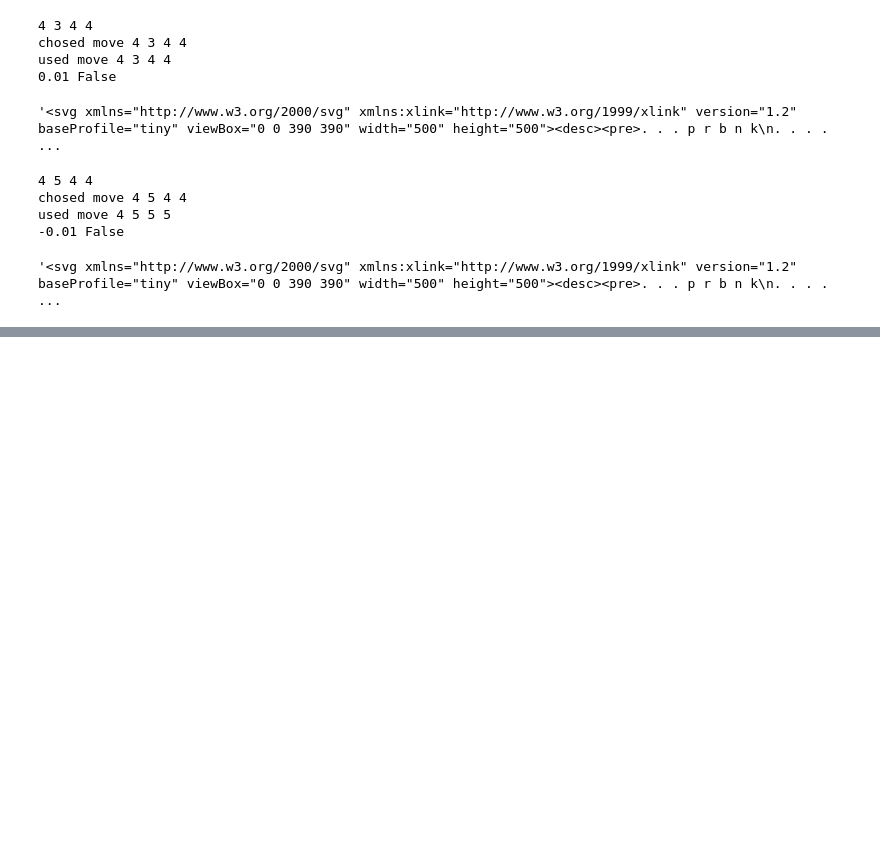
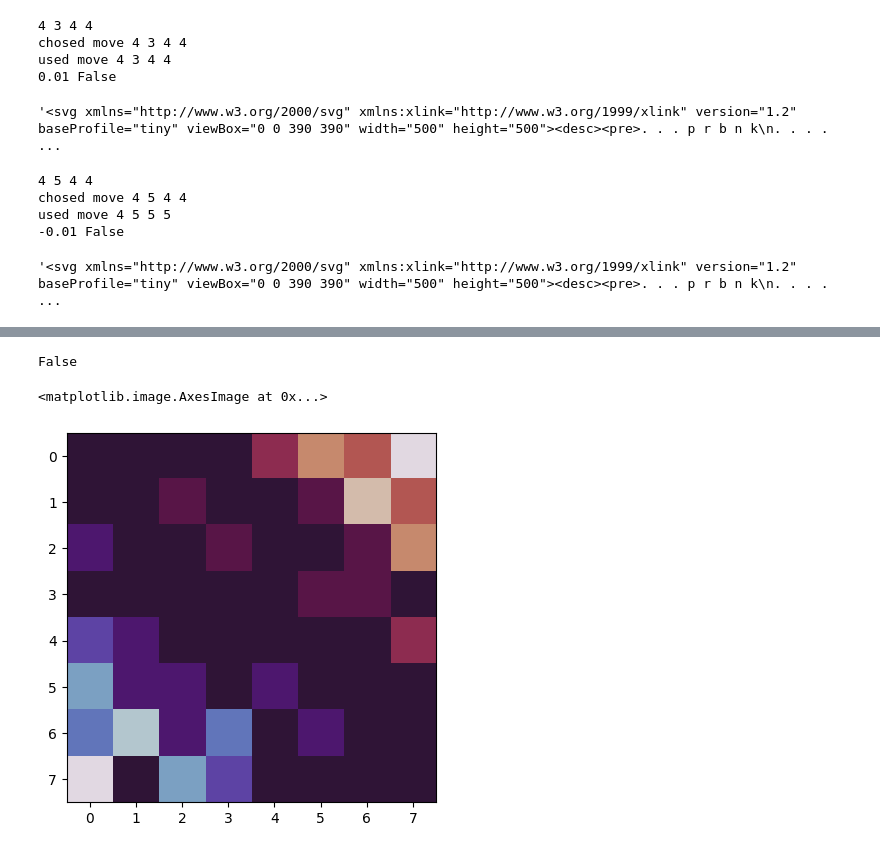
Before and after one commit to Lord225/AIProject, a Jupyter notebook: src/Untitled-1.ipynb, the cells around one changed output, grey strips where cells are left out. Cells and saved outputs as stored; diff of their text form; code cells hidden in the pictures; blank space fills up the shorter version.

```diff
--- a/src/Untitled-1.ipynb
+++ b/src/Untitled-1.ipynb
@@ -92,3 +111,10 @@ chosed move 4 5 4 4
 used move 4 5 5 5
 -0.01 False
 '<svg xmlns="http://www.w3.org/2000/svg" xmlns:xlink="http://www.w3.org/1999/xlink" version="1.2" baseProfile="tiny" viewBox="0 0 390 390" width="500" height="500"><desc><pre>. . . p r b n k\n. . . .  ...
+# %%
+env = chess_engine.DiagonalChess()
+env.reset()
+for _ in range(10):
+    actions = np.random.rand(8, 8, 2)
+    obs, reward, done = env.step_prop(actions)
+env.render()
@@ -94,0 +143,9 @@ used move 4 5 5 5
+# %%
+env.isBlack
+# %% [output]
+False
+# %%
+plt.imshow(env.board, cmap='twilight')
+# %% [output]
+<matplotlib.image.AxesImage at 0x...>
+[figure, added]
```
Also changed, not shown: parts of 4 cells of this notebook, 4 other files.
